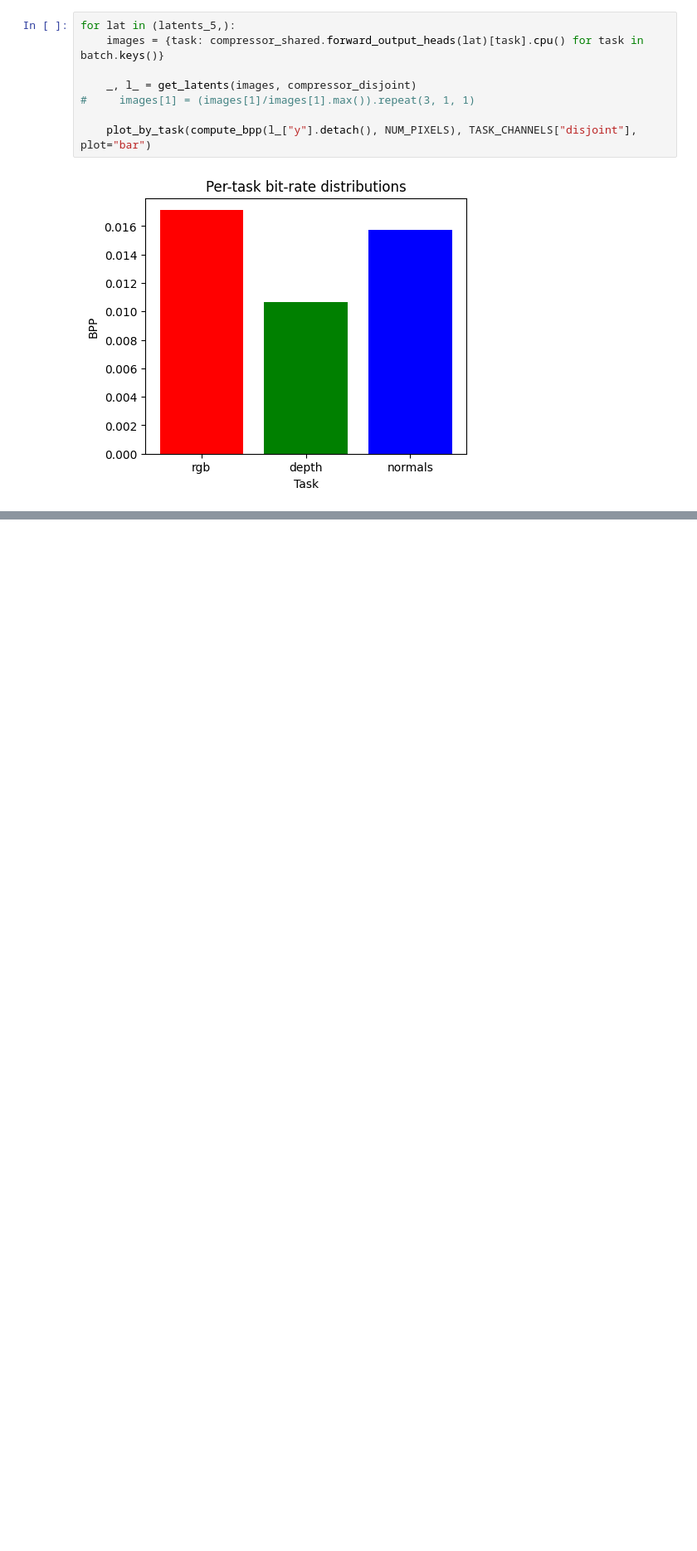
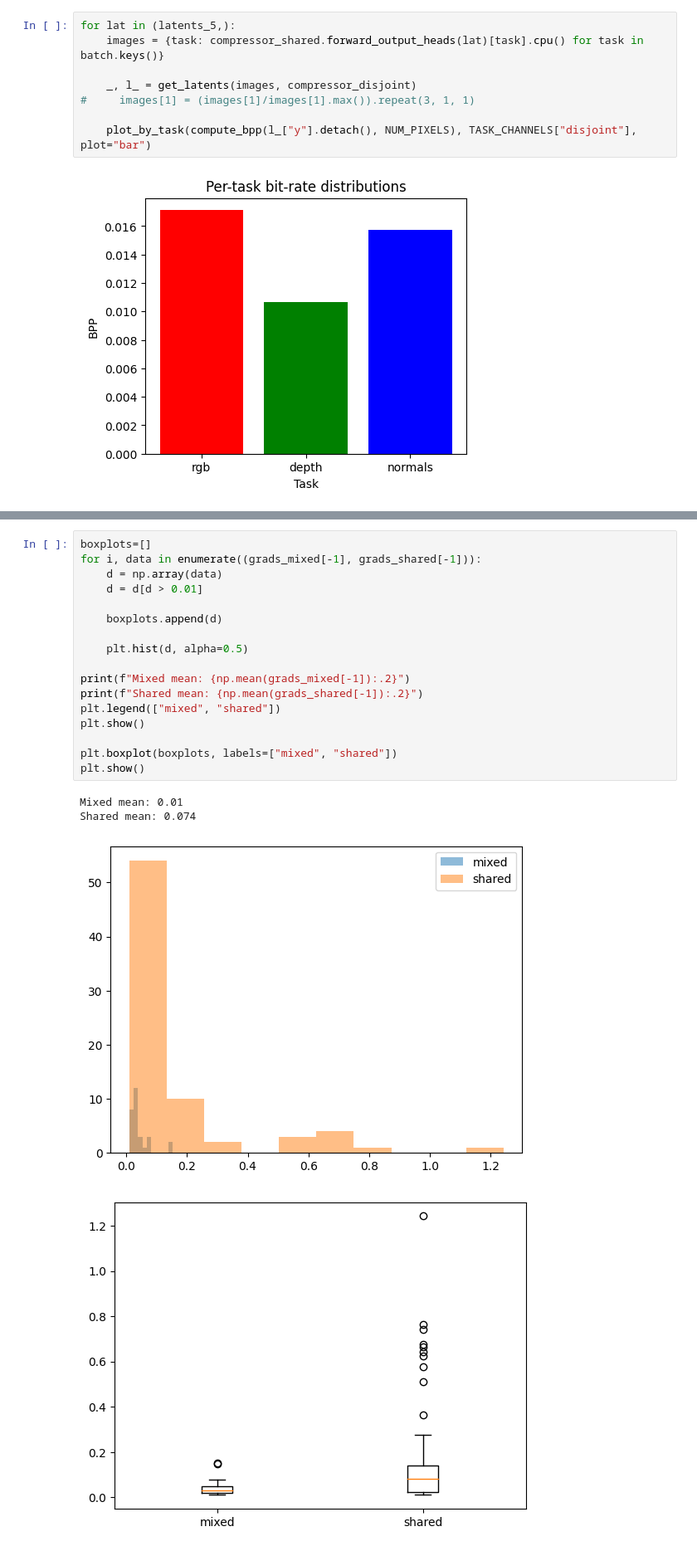
Before and after one commit to narekvslife/multi-modal-neural-compression, a Jupyter notebook: src/plots.ipynb, the cells around one changed output, grey strips where cells are left out. Shown at 83% size. Drawn from its saved outputs; the diff is of its cells as text; blank space fills up the shorter version.

```diff
--- a/src/plots.ipynb
+++ b/src/plots.ipynb
@@ -559,0 +630,22 @@ for lat in (latents_5,):
+# %%
+boxplots=[]
+for i, data in enumerate((grads_mixed[-1], grads_shared[-1])):
+    d = np.array(data)
+    d = d[d > 0.01]
+
+    boxplots.append(d)
+
+    plt.hist(d, alpha=0.5)
+
+print(f"Mixed mean: {np.mean(grads_mixed[-1]):.2}")
+print(f"Shared mean: {np.mean(grads_shared[-1]):.2}")
+plt.legend(["mixed", "shared"])
+plt.show()
+
+plt.boxplot(boxplots, labels=["mixed", "shared"])
+plt.show()
+# %% [output]
+Mixed mean: 0.01
+Shared mean: 0.074
+[figure, added]
+[figure, added]
```
Also changed, not shown: parts of 11 cells of this notebook.
